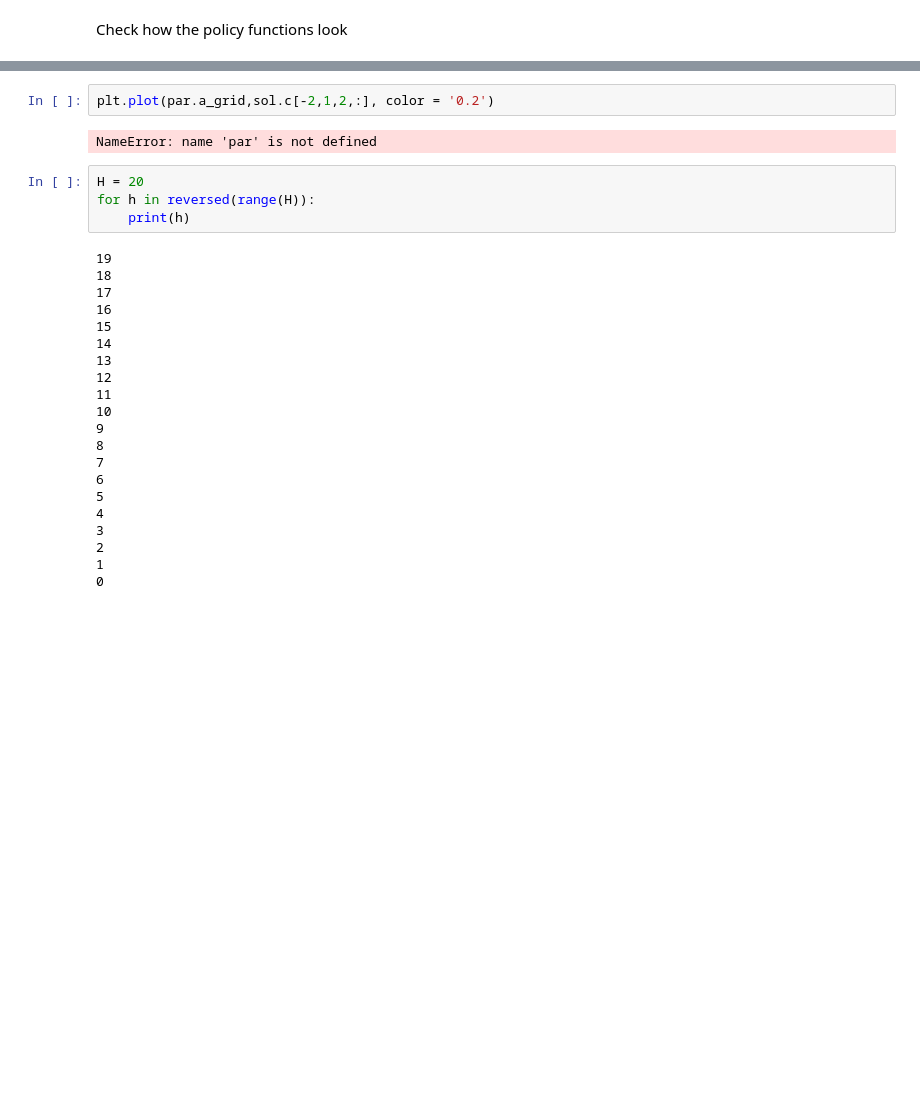
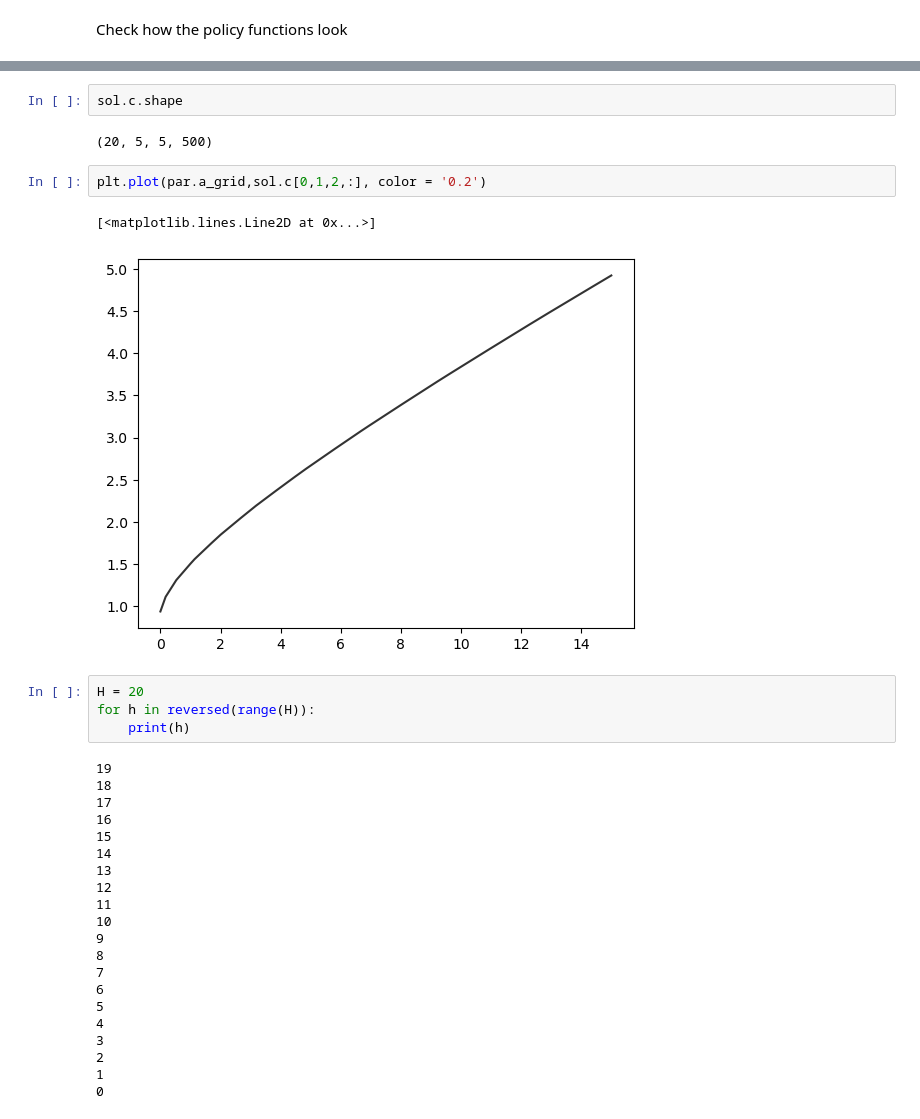
Before and after one commit to madsankern/BufferStock, a Jupyter notebook: results.ipynb, the cells around one changed output, grey strips where cells are left out. Saved outputs shown, nothing was run; the diff lists cells and outputs as text; blank space fills up the shorter version.

```diff
--- a/results.ipynb
+++ b/results.ipynb
@@ -130,7 +158,12 @@ plt.show()
+# %%
+sol.c.shape
+# %% [output]
+(20, 5, 5, 500)
 # %%
-plt.plot(par.a_grid,sol.c[-2,1,2,:], color = '0.2')
+plt.plot(par.a_grid,sol.c[0,1,2,:], color = '0.2')
 # %% [output]
-NameError: name 'par' is not defined
+[<matplotlib.lines.Line2D at 0x...>]
+[figure, added]
 # %%
 H = 20
 for h in reversed(range(H)):
```
Also changed, not shown: parts of 9 cells of this notebook, 3 other files.
